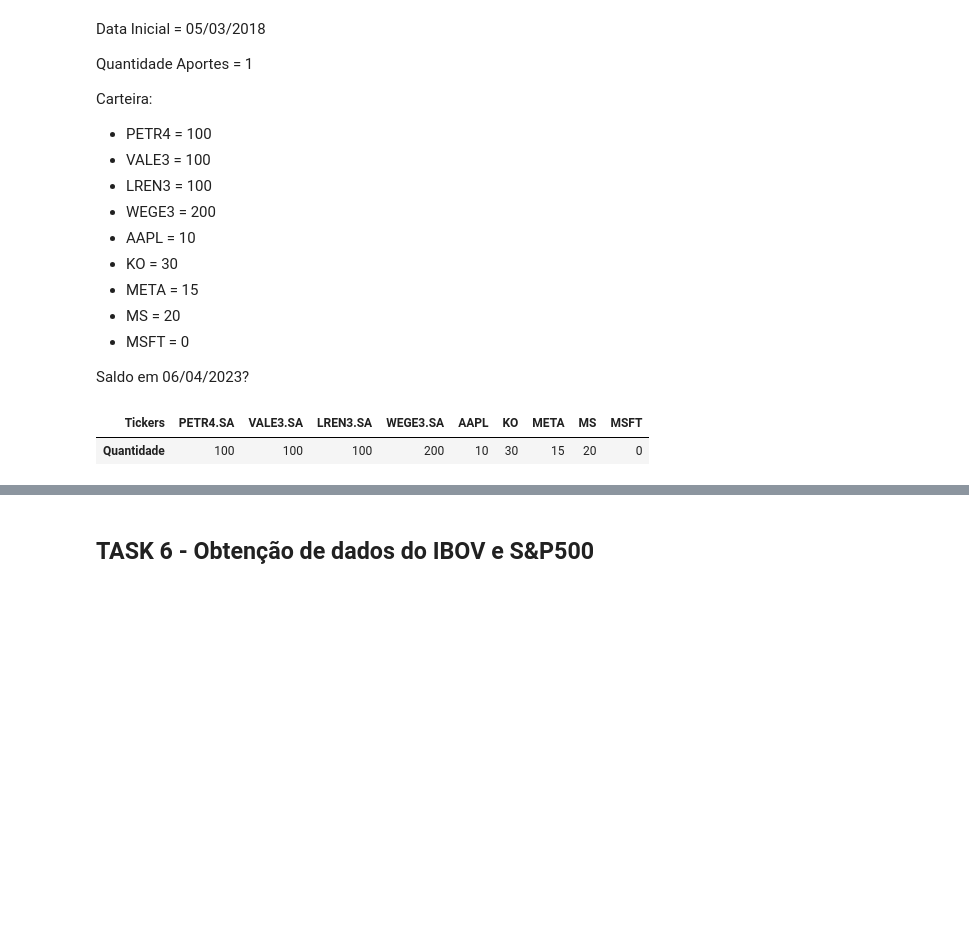
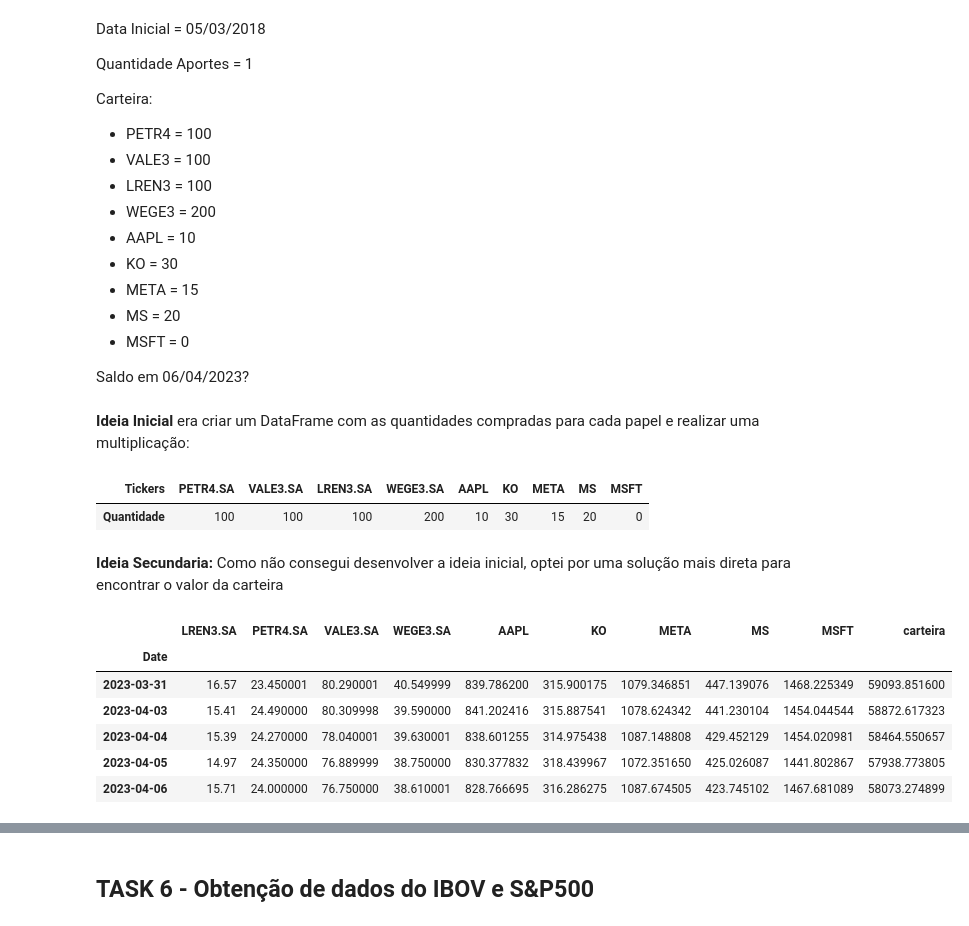
Before and after one commit to matheuslbrito/Estudos, a Jupyter notebook: ExercícioMentoria2.ipynb, the cells around one changed output, grey strips where cells are left out. Saved outputs shown, nothing was run; the diff lists cells and outputs as text; code cells hidden in the pictures; blank space fills up the shorter version.

```diff
--- a/ExercícioMentoria2.ipynb
+++ b/ExercícioMentoria2.ipynb
@@ -302,6 +303,8 @@ Carteira:
 * MSFT = 0
 
 Saldo em 06/04/2023?
+# %% [markdown]
+**Ideia Inicial** era criar um DataFrame com as quantidades compradas para cada papel e realizar uma multiplicação:
 # %%
 # Definição de um dataframe com o aporte informado:
 
@@ -314,3 +317,5 @@ df_aporte.transpose()
 # %% [output]
 | Tickers | PETR4.SA | VALE3.SA | LREN3.SA | WEGE3.SA | AAPL | KO | META | MS | MSFT |
 | Quantidade | 100 | 100 | 100 | 200 | 10 | 30 | 15 | 20 | 0 |
+# %% [markdown]
+**Ideia Secundaria:** Como não consegui desenvolver a ideia inicial, optei por uma solução mais direta para encontrar o valor da carteira
@@ -317,3 +324,13 @@ df_aporte.transpose()
+# %%
+portfolio.tail()
+# %% [output]
+|  | LREN3.SA | PETR4.SA | VALE3.SA | WEGE3.SA | AAPL | KO | META | MS | MSFT | carteira |
+| Date |  |  |  |  |  |  |  |  |  |  |
+| 2023-03-31 | 16.57 | 23.450001 | 80.290001 | 40.549999 | 839.786200 | 315.900175 | 1079.346851 | 447.139076 | 1468.225349 | 59093.851600 |
+| 2023-04-03 | 15.41 | 24.490000 | 80.309998 | 39.590000 | 841.202416 | 315.887541 | 1078.624342 | 441.230104 | 1454.044544 | 58872.617323 |
+| 2023-04-04 | 15.39 | 24.270000 | 78.040001 | 39.630001 | 838.601255 | 314.975438 | 1087.148808 | 429.452129 | 1454.020981 | 58464.550657 |
+| 2023-04-05 | 14.97 | 24.350000 | 76.889999 | 38.750000 | 830.377832 | 318.439967 | 1072.351650 | 425.026087 | 1441.802867 | 57938.773805 |
+| 2023-04-06 | 15.71 | 24.000000 | 76.750000 | 38.610001 | 828.766695 | 316.286275 | 1087.674505 | 423.745102 | 1467.681089 | 58073.274899 |
 # %%
 precos_aporte = pd.DataFrame(portfolio.loc['2018-03-05']).transpose()
 
```
Also changed, not shown: parts of 18 cells of this notebook.
